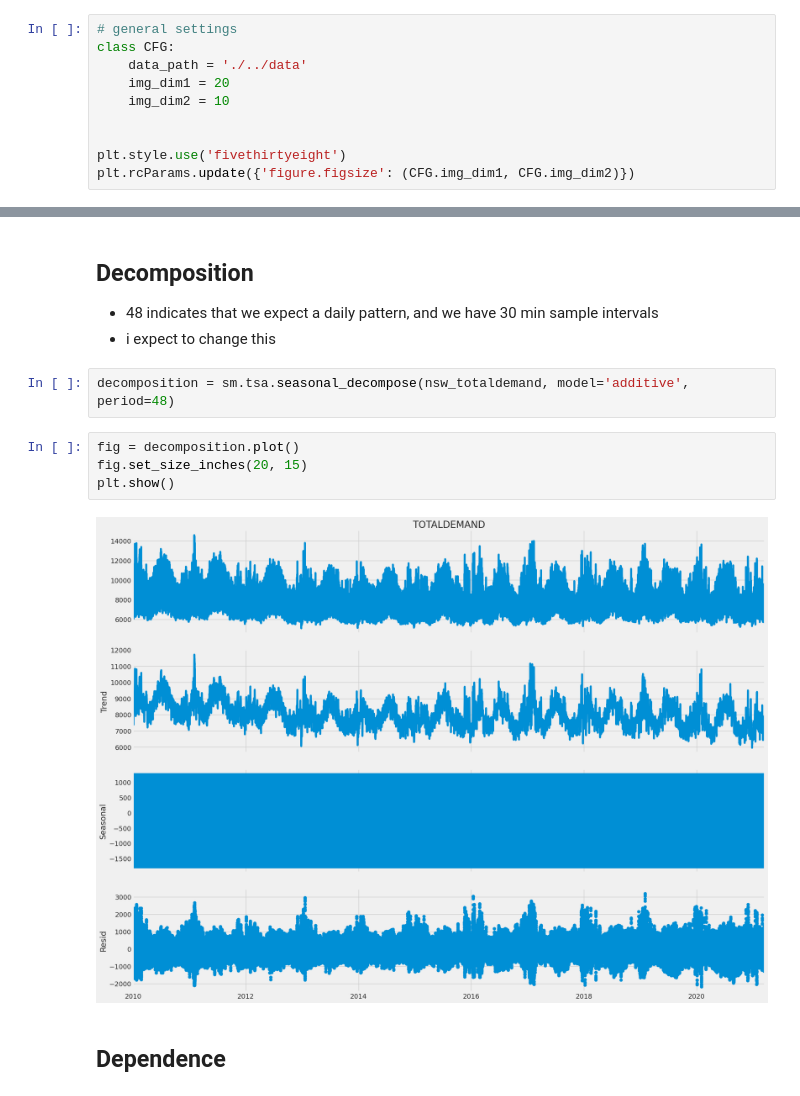
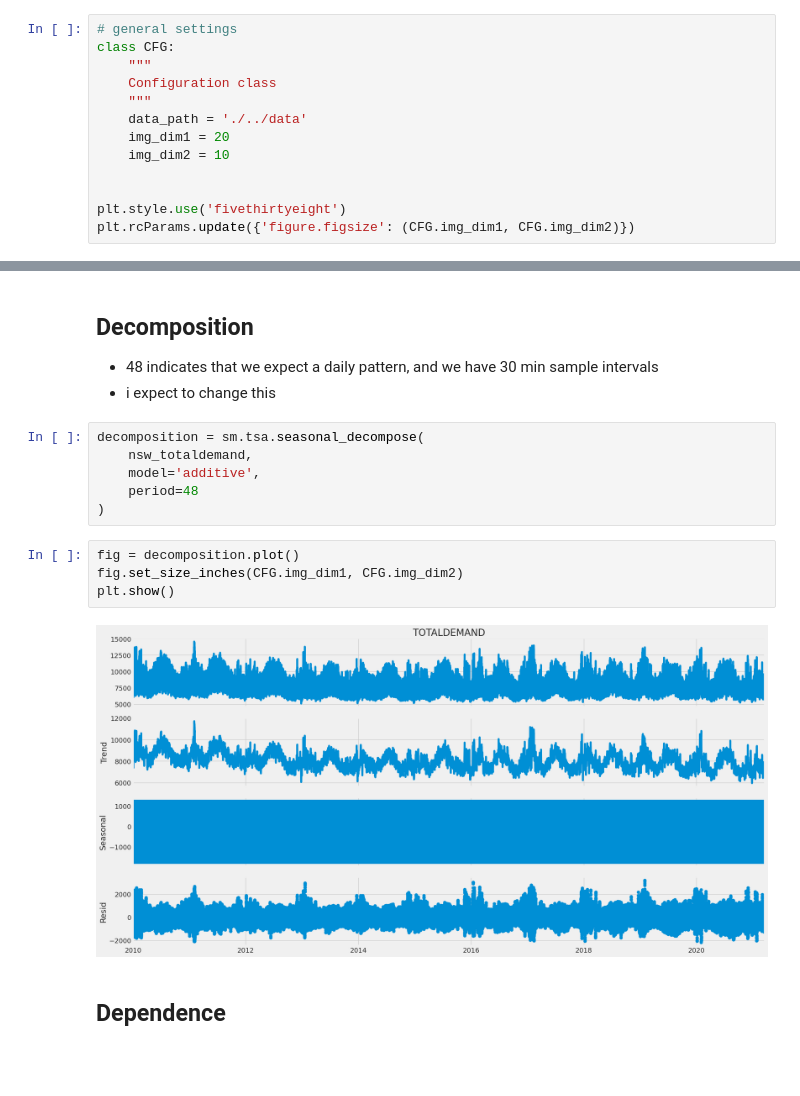
Before and after one commit to mkingopng/electricity_demand_forecasting, a Jupyter notebook: src/nsw_demand_eda.ipynb, the cells around one changed output, grey strips where cells are left out. Drawn from its saved outputs; the diff is of its cells as text; blank space fills up the shorter version.

```diff
--- a/src/nsw_demand_eda.ipynb
+++ b/src/nsw_demand_eda.ipynb
@@ -9,6 +6,9 @@ import statsmodels.formula.api as smf
 # %%
 # general settings
 class CFG:
+    """
+    Configuration class
+    """
     data_path = './../data'
     img_dim1 = 20
     img_dim2 = 10
@@ -35,13 +39,17 @@ if not pd.infer_freq(nsw_totaldemand.index):
 - 48 indicates that we expect a daily pattern, and we have 30 min sample intervals
 - i expect to change this
 # %%
-decomposition = sm.tsa.seasonal_decompose(nsw_totaldemand, model='additive', period=48)
+decomposition = sm.tsa.seasonal_decompose(
+    nsw_totaldemand,
+    model='additive',
+    period=48
+)
 # %%
 fig = decomposition.plot()
-fig.set_size_inches(20, 15)
+fig.set_size_inches(CFG.img_dim1, CFG.img_dim2)
 plt.show()
 # %% [output]
-[figure, old version]
+[figure, new version]
 # %% [markdown]
 ## Dependence
 # %% [markdown]
```
Also changed, not shown: parts of 3 cells of this notebook, 6 other files.
